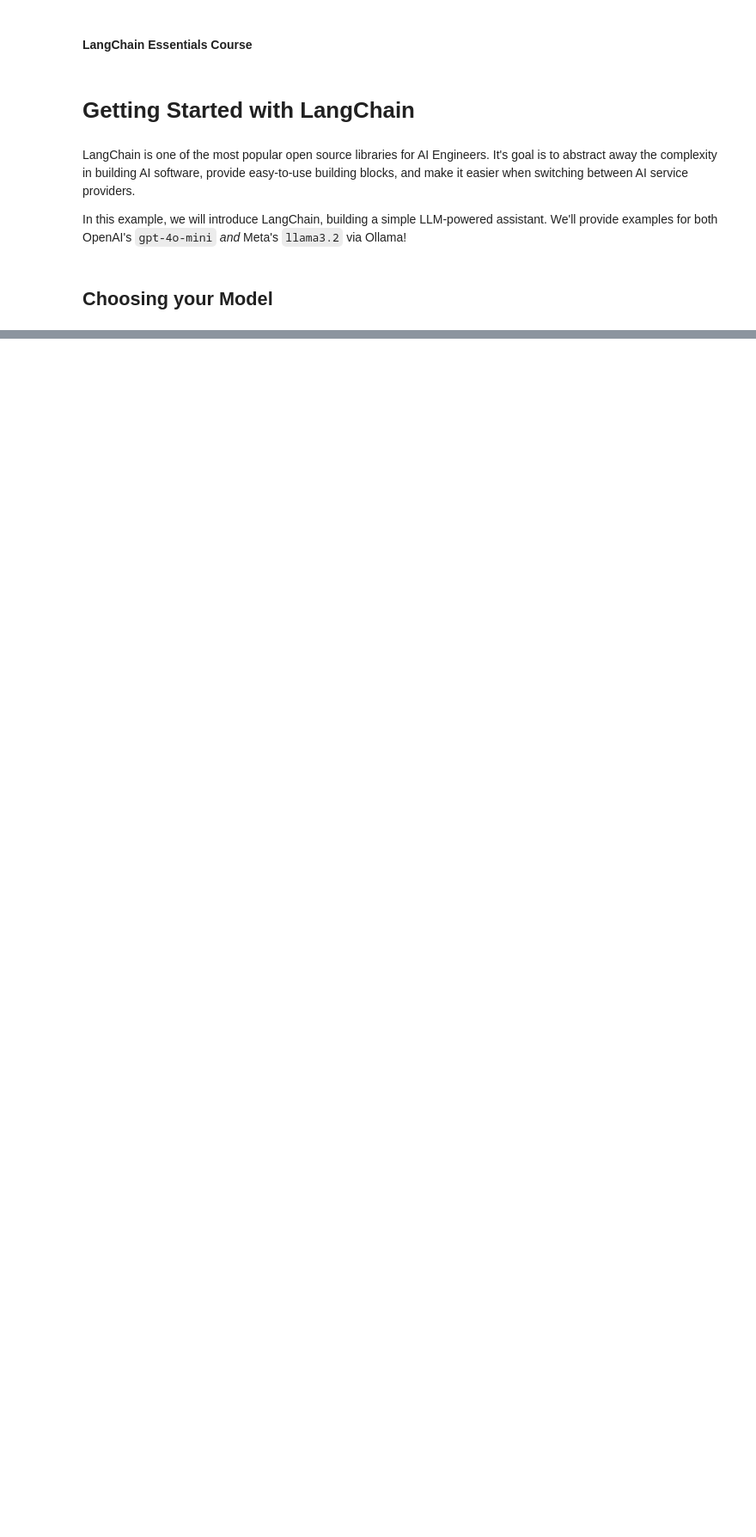
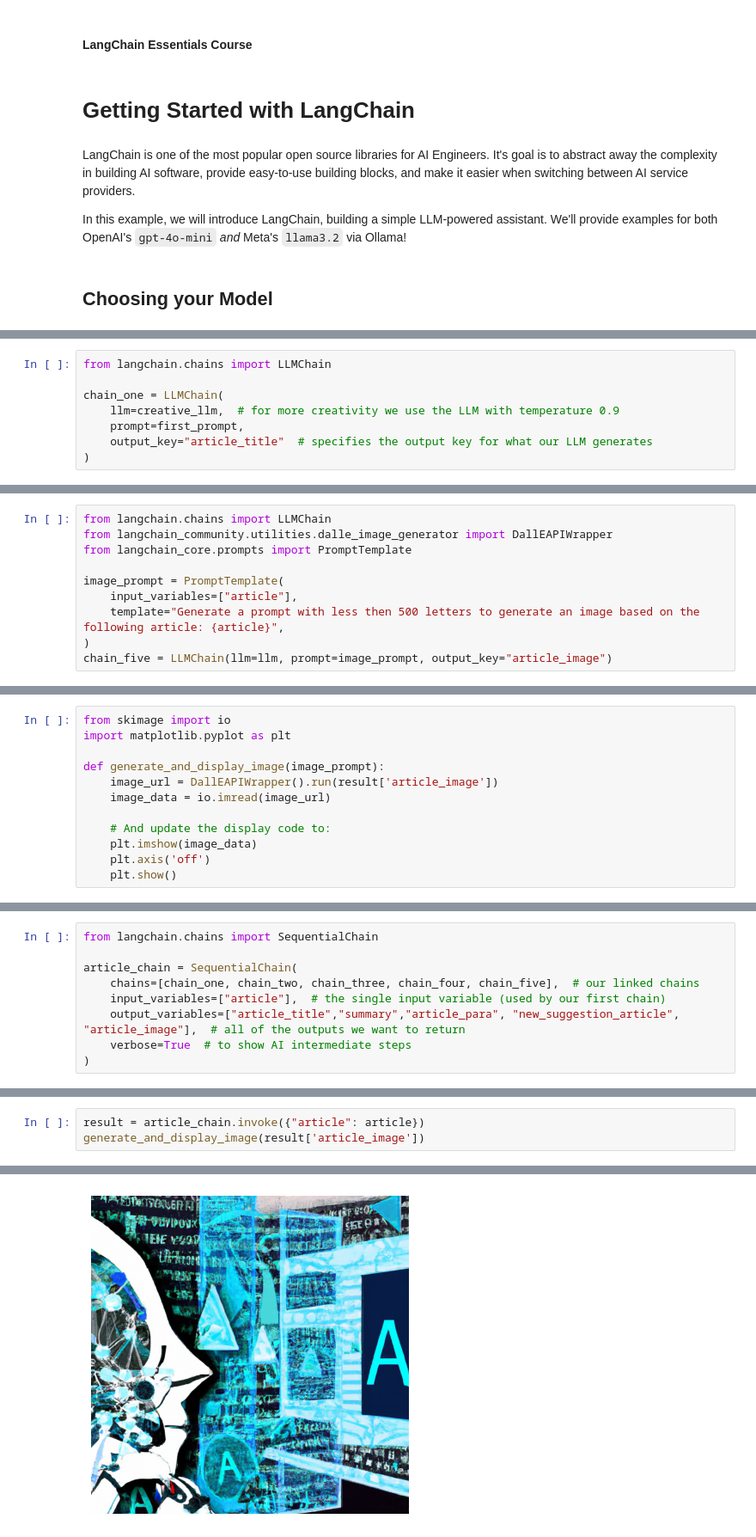
Before and after one commit to yixianOu/langchain-course, a Jupyter notebook: 04-langchain-ecosystem/01-langchain-essentials/01-langchain-intro-openai.ipynb, the cells around one changed output, grey strips where cells are left out. Shown at 86% size. Cells and saved outputs as stored; diff of their text form; blank space fills up the shorter version.

Commit message:
feat: Added Image Prompting and Fixed PR Changes

```diff
--- a/04-langchain-ecosystem/01-langchain-essentials/01-langchain-intro-openai.ipynb
+++ b/04-langchain-ecosystem/01-langchain-essentials/01-langchain-intro-openai.ipynb
@@ -211,0 +235,8 @@ overall_chain(song)
+# %%
+from langchain.chains import LLMChain
+
+chain_one = LLMChain(
+    llm=creative_llm,  # for more creativity we use the LLM with temperature 0.9
+    prompt=first_prompt,
+    output_key="article_title"  # specifies the output key for what our LLM generates
+)
@@ -211,0 +327,10 @@ overall_chain(song)
+# %%
+from langchain.chains import LLMChain
+from langchain_community.utilities.dalle_image_generator import DallEAPIWrapper
+from langchain_core.prompts import PromptTemplate
+
+image_prompt = PromptTemplate(
+    input_variables=["article"],
+    template="Generate a prompt with less then 500 letters to generate an image based on the following article: {article}",
+)
+chain_five = LLMChain(llm=llm, prompt=image_prompt, output_key="article_image")
@@ -211,0 +339,12 @@ overall_chain(song)
+# %%
+from skimage import io
+import matplotlib.pyplot as plt
+
+def generate_and_display_image(image_prompt):
+    image_url = DallEAPIWrapper().run(result['article_image'])
+    image_data = io.imread(image_url)
+
+    # And update the display code to:
+    plt.imshow(image_data)
+    plt.axis('off')
+    plt.show()
@@ -211,0 +353,9 @@ overall_chain(song)
+# %%
+from langchain.chains import SequentialChain
+
+article_chain = SequentialChain(
+    chains=[chain_one, chain_two, chain_three, chain_four, chain_five],  # our linked chains
+    input_variables=["article"],  # the single input variable (used by our first chain)
+    output_variables=["article_title","summary","article_para", "new_suggestion_article", "article_image"],  # all of the outputs we want to return
+    verbose=True  # to show AI intermediate steps
+)
@@ -211,0 +366,4 @@ overall_chain(song)
+# %%
+result = article_chain.invoke({"article": article})
+generate_and_display_image(result['article_image'])
+# %% [output]
@@ -211,0 +373 @@ overall_chain(song)
+[figure, added]
```
Also changed, not shown: parts of 55 cells of this notebook, 1 other file.
